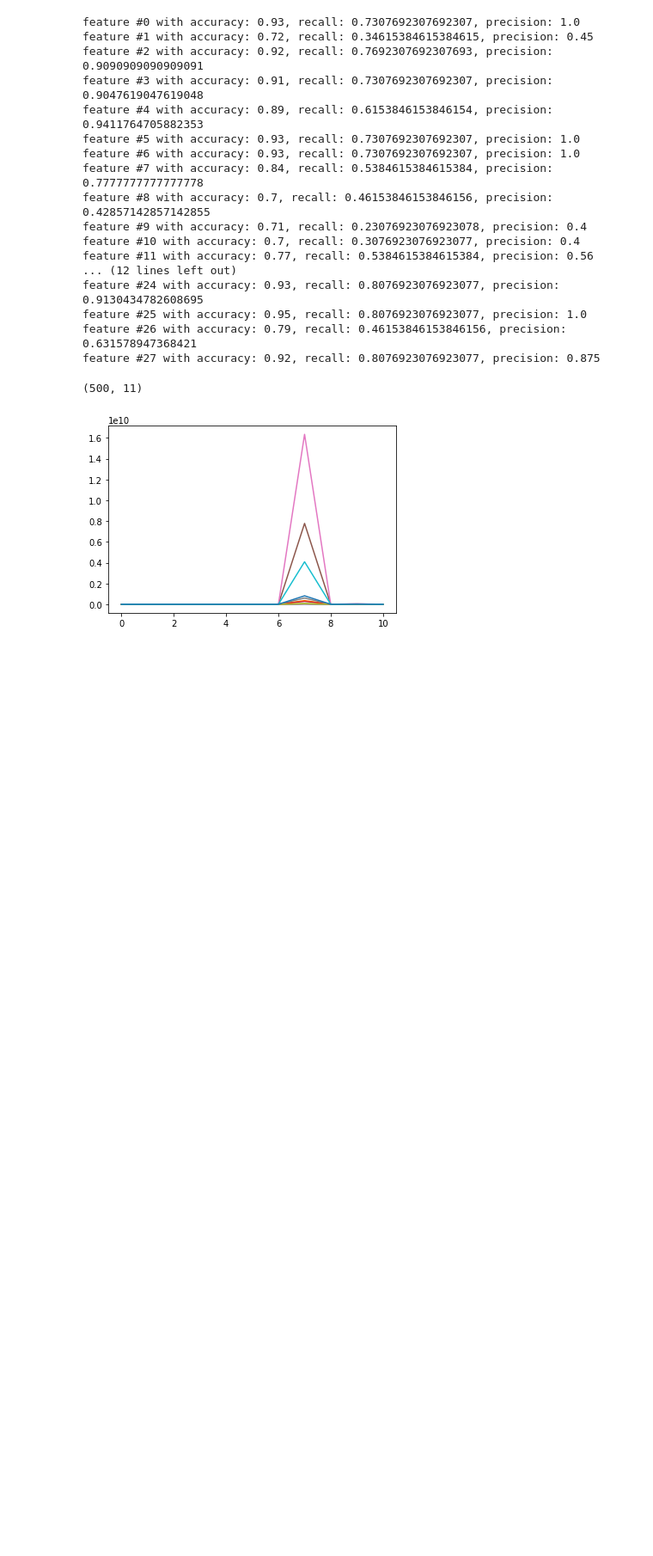
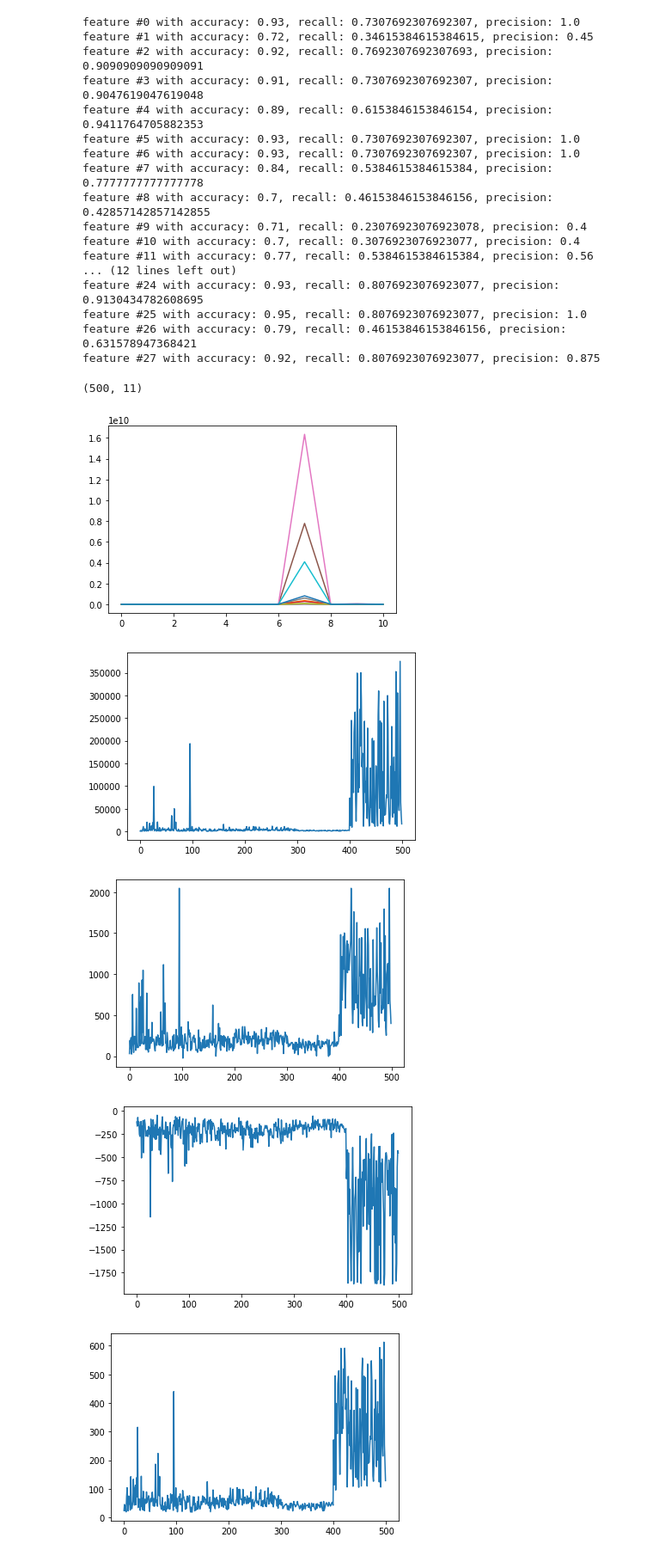
Before and after one commit to msadeqsirjani/eeg-based-epilepsy-detection, a Jupyter notebook: src/app.ipynb, the cells around one changed output. Shown at 86% size. Saved outputs shown, nothing was run; the diff lists cells and outputs as text; code cells hidden in the pictures; blank space fills up the shorter version.

```diff
--- a/src/app.ipynb
+++ b/src/app.ipynb
@@ -822,7 +824,7 @@ plt.show()
 # %% [output]
 [figure]
 # %%
-best_features = []
+the_best_features = []
 BEST_SCORE = 0.7
 
 for i in range(0, new_x.shape[1]):
@@ -841,7 +843,7 @@ for i in range(0, new_x.shape[1]):
     print(f'feature #{i} with accuracy: {model_accuracy}, recall: {model_recall}, precision: {model_precision}')
 
     if model_accuracy > BEST_SCORE and model_recall > BEST_SCORE and model_precision > BEST_SCORE:
-        best_features.append(i)
+        the_best_features.append(i)
 # %% [output]
 feature #0 with accuracy: 0.93, recall: 0.7307692307692307, precision: 1.0
 feature #1 with accuracy: 0.72, recall: 0.34615384615384615, precision: 0.45
@@ -861,7 +863,7 @@ feature #25 with accuracy: 0.95, recall: 0.8076923076923077, precision: 1.0
 feature #26 with accuracy: 0.79, recall: 0.46153846153846156, precision: 0.631578947368421
 feature #27 with accuracy: 0.92, recall: 0.8076923076923077, precision: 0.875
 # %%
-optimized_x = new_x[:, best_features]
+optimized_x = new_x[:, the_best_features]
 print(optimized_x.shape)
 # %% [output]
 (500, 11)
@@ -872,3 +874,12 @@ for i in range(optimized_x.shape[1]):
 plt.show()
 # %% [output]
 [figure]
+# %%
+for feature in optimized_x.T:
+    plt.plot(feature)
+    plt.show()
+# %% [output]
+[figure, added]
+[figure, added]
+[figure, added]
+[figure, added]
```
Also changed, not shown: parts of 8 cells of this notebook.
